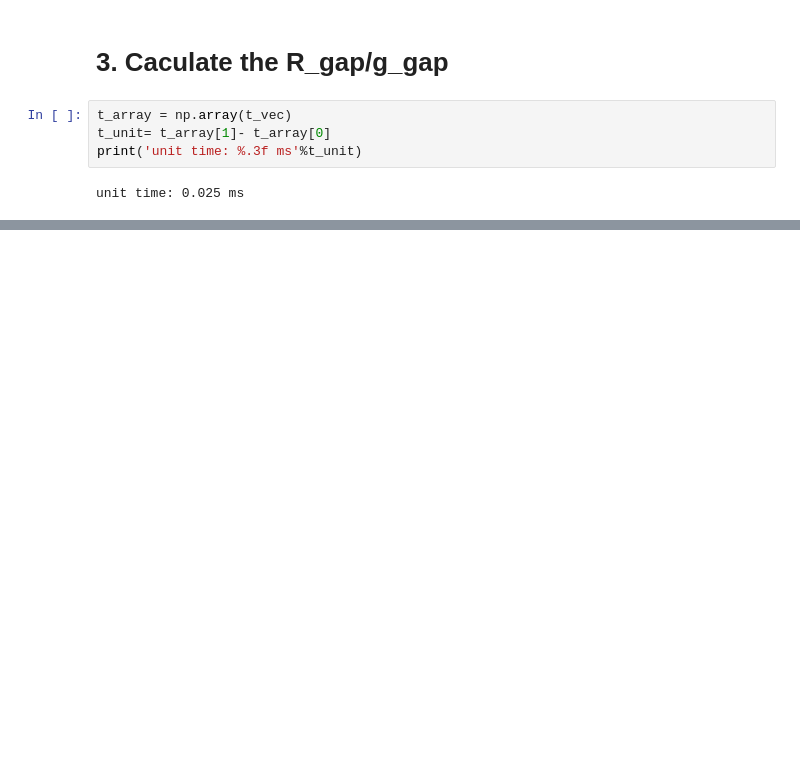
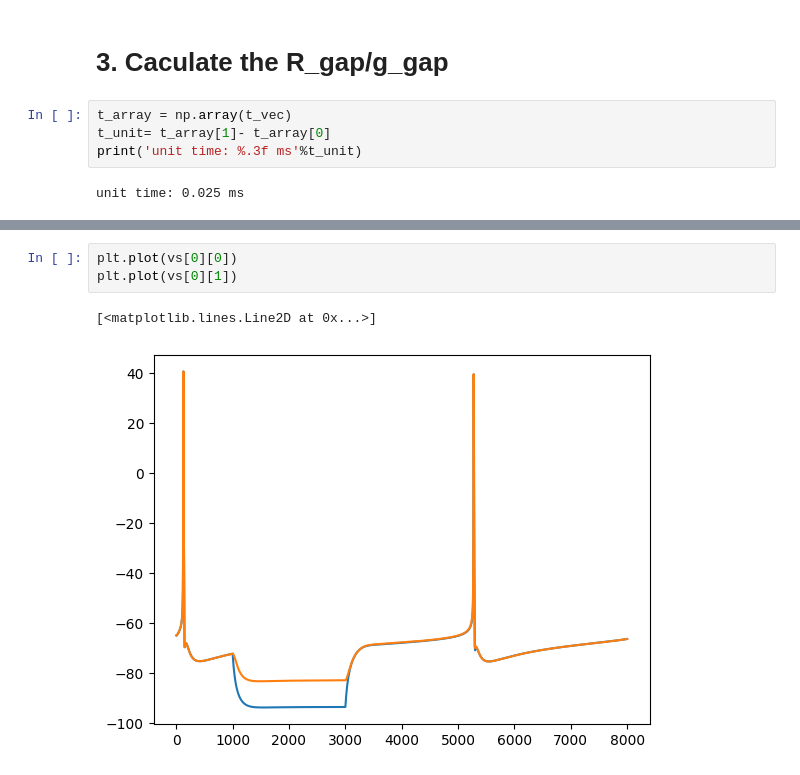
Before and after one commit to Miao-Cissy/gapjunction, a Jupyter notebook: gap_junction copy.ipynb, the cells around one changed output, grey strips where cells are left out. Saved outputs shown, nothing was run; the diff lists cells and outputs as text; blank space fills up the shorter version.

```diff
--- a/gap_junction copy.ipynb
+++ b/gap_junction copy.ipynb
@@ -252,0 +377,6 @@ axis[3].legend()
+# %%
+plt.plot(vs[0][0])
+plt.plot(vs[0][1])
+# %% [output]
+[<matplotlib.lines.Line2D at 0x...>]
+[figure, added]
```
Also changed, not shown: parts of 17 cells of this notebook, 8 other files.
